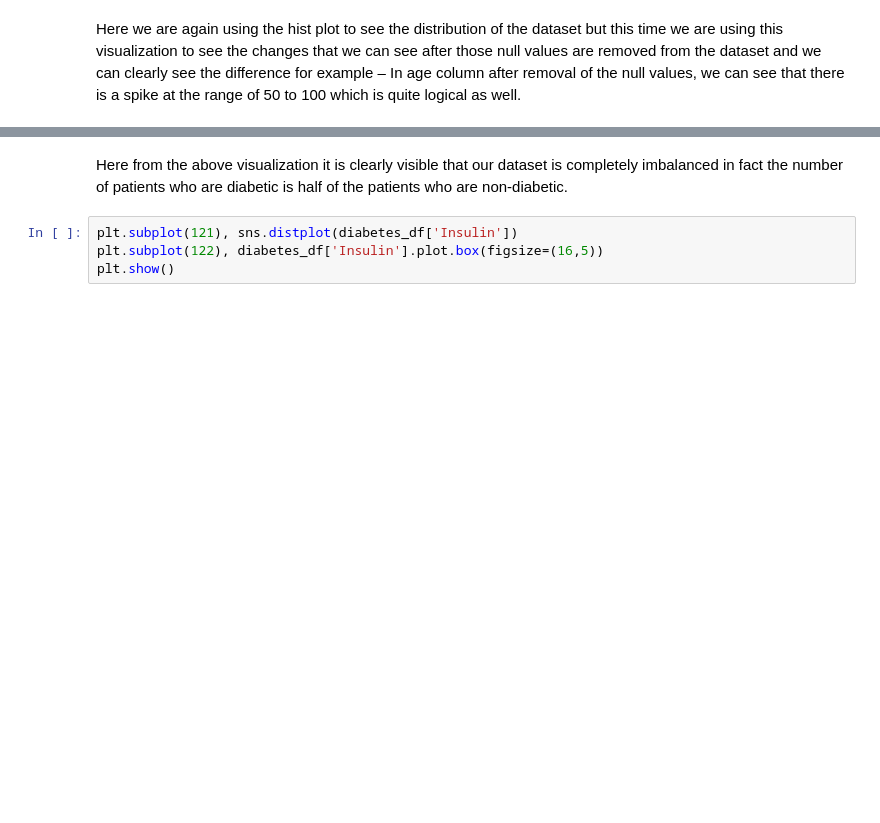
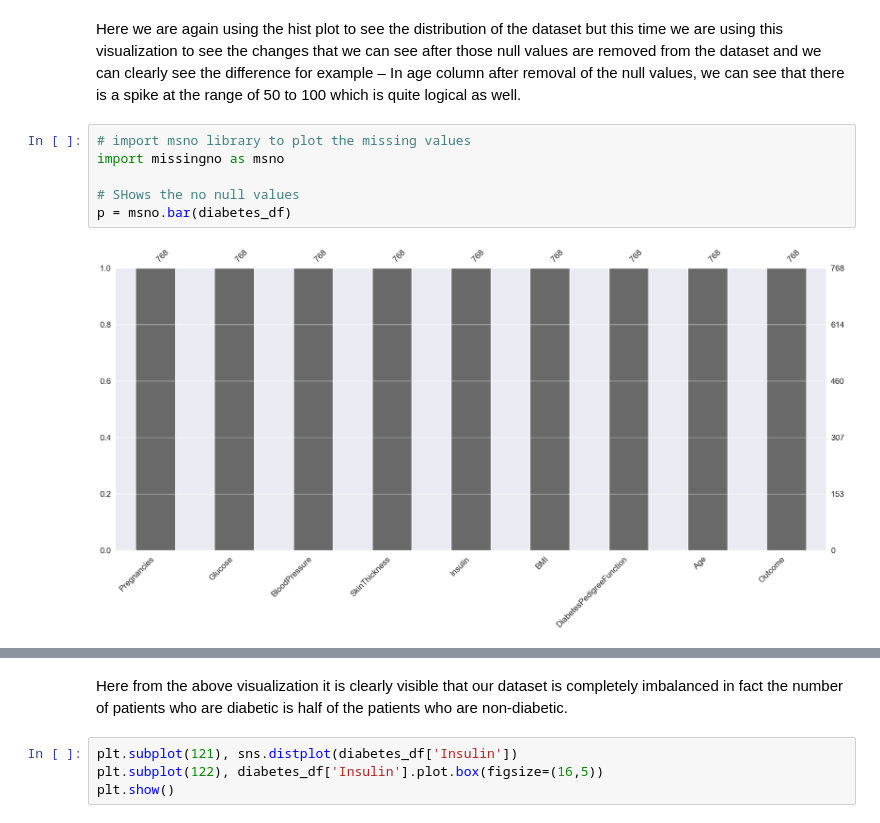
Before and after one commit to KengoKato02/Synopsis_Diabetes_Prediction_Model, a Jupyter notebook: src/main.ipynb, the cells around one changed output, grey strips where cells are left out. Saved outputs shown, nothing was run; the diff lists cells and outputs as text; blank space fills up the shorter version.

```diff
--- a/src/main.ipynb
+++ b/src/main.ipynb
@@ -136,5 +138,13 @@ p = diabetes_df_copy.hist(figsize = (20,20))
 # %% [markdown]
 Here we are again using the hist plot to see the distribution of the dataset but this time we are using this visualization to see the changes that we can see after those null values are removed from the dataset and we can clearly see the difference for example – In age column after removal of the null values, we can see that there is a spike at the range of 50 to 100 which is quite logical as well.
+# %%
+# import msno library to plot the missing values
+import missingno as msno
+
+# SHows the no null values
+p = msno.bar(diabetes_df)
+# %% [output]
+[figure, added]
 # %%
 # Check the outcome balance
 
```
Also changed, not shown: parts of 33 cells of this notebook.
